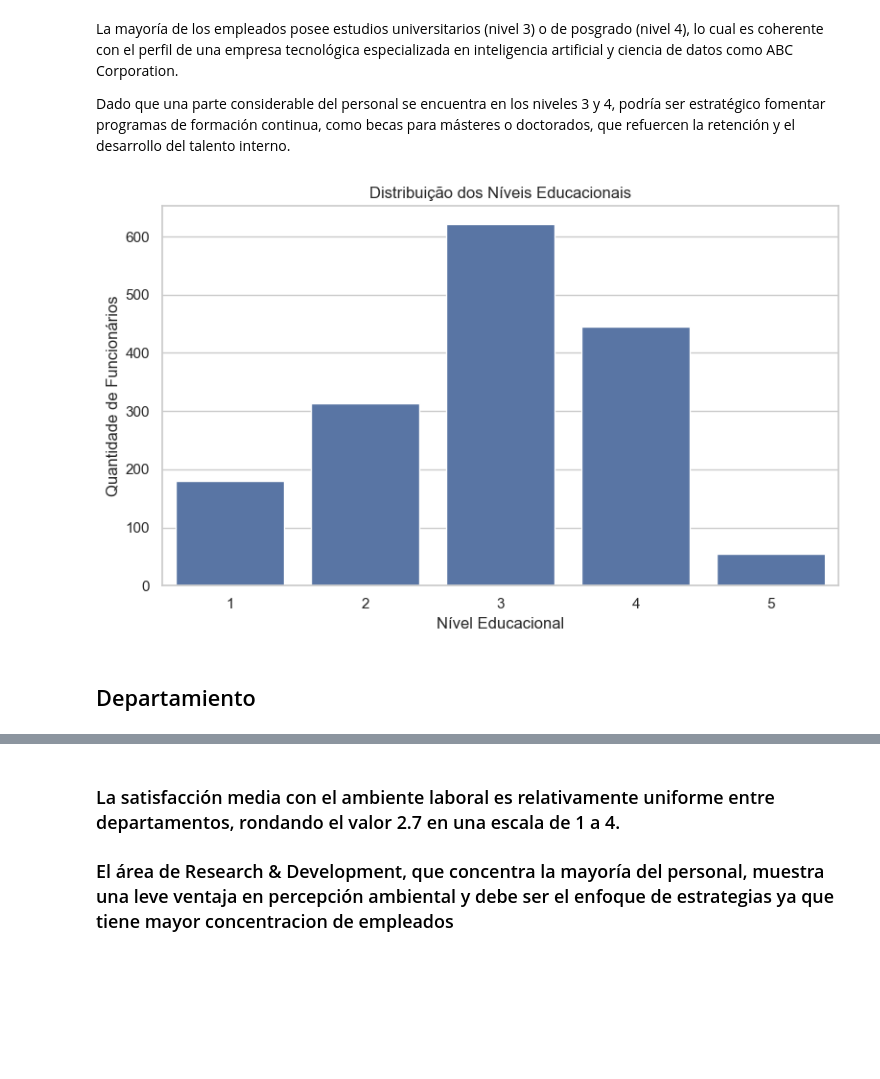
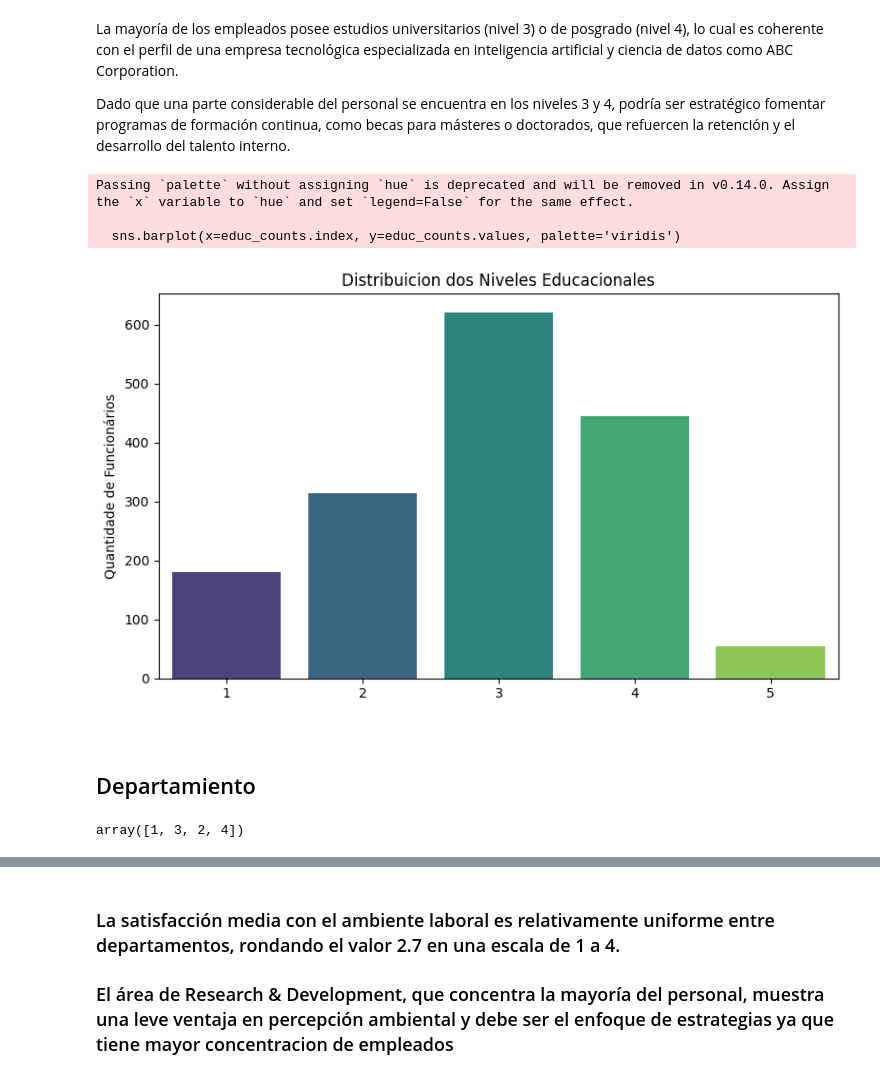
Before and after one commit to ana-nobre/Talent-Optimization-for-Corporation-HR-Data-Analytics, a Jupyter notebook: contexto.ipynb, the cells around one changed output, grey strips where cells are left out. Saved outputs shown, nothing was run; the diff lists cells and outputs as text; code cells hidden in the pictures; blank space fills up the shorter version.

```diff
--- a/contexto.ipynb
+++ b/contexto.ipynb
@@ -139,16 +160,23 @@ Dado que una parte considerable del personal se encuentra en los niveles 3 y 4,
 # %%
 educ_counts = df['education'].value_counts().sort_index()
 plt.figure(figsize=(8, 5))
-sns.barplot(x=educ_counts.index, y=educ_counts.values)
-plt.xlabel('Nível Educacional')
+sns.barplot(x=educ_counts.index, y=educ_counts.values, palette='viridis')
+plt.xlabel(' ')
 plt.ylabel('Quantidade de Funcionários')
-plt.title('Distribuição dos Níveis Educacionais')
+plt.title('Distribuicion dos Niveles Educacionales')
 plt.tight_layout()
 plt.show()
 # %% [output]
+Passing `palette` without assigning `hue` is deprecated and will be removed in v0.14.0. Assign the `x` variable to `hue` and set `legend=False` for the same effect.
+
+  sns.barplot(x=educ_counts.index, y=educ_counts.values, palette='viridis')
-[figure, old version]
+[figure, new version]
 # %% [markdown]
 ## Departamiento
+# %%
+df[df['department'] == 'human resources']['environmentsatisfaction'].unique()
+# %% [output]
+array([1, 3, 2, 4])
 # %%
 # Satisfação no ambiente de trabalho por departamento
 plt.figure(figsize=(10, 6))
```
Also changed, not shown: parts of 10 cells of this notebook, 3 other files.
